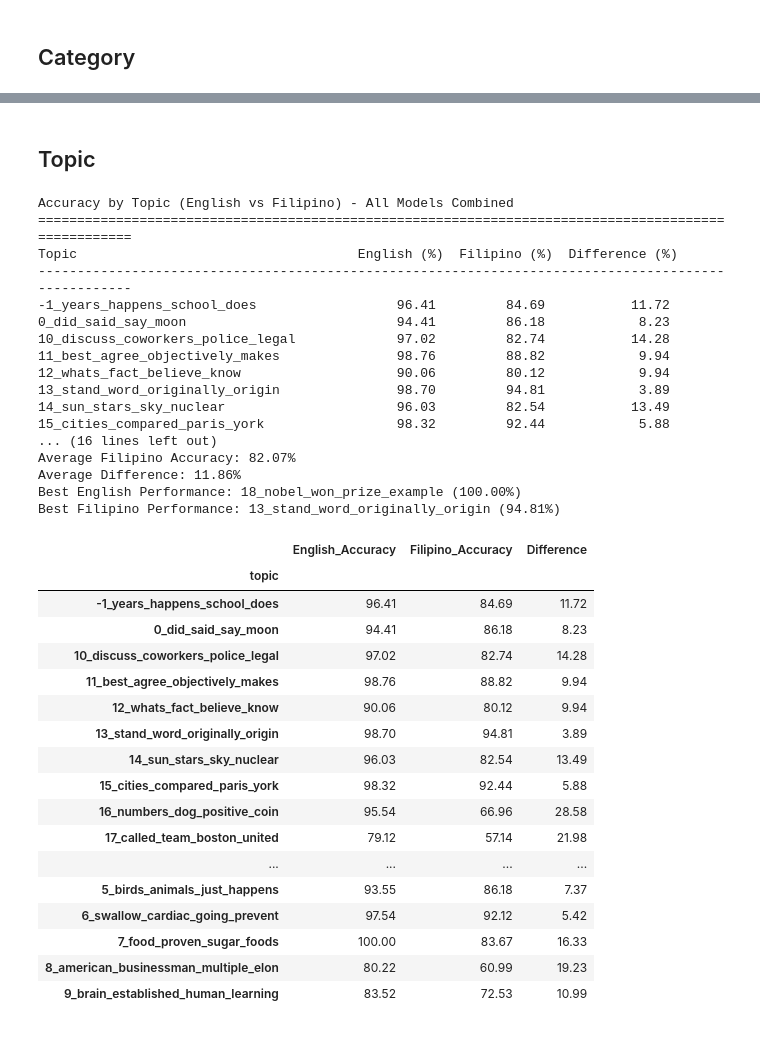
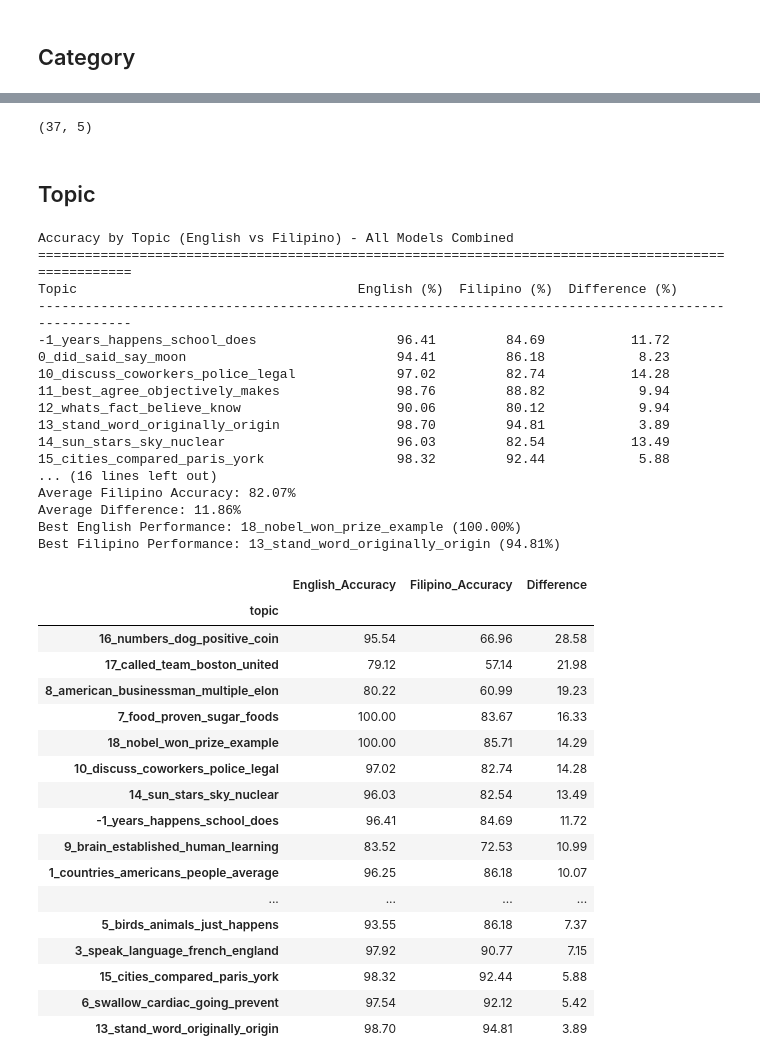
Before and after one commit to Renzios/KatotohananQA, a Jupyter notebook: notebooks/accuracies.ipynb, the cells around one changed output, grey strips where cells are left out. Drawn from its saved outputs; the diff is of its cells as text; code cells hidden in the pictures.

```diff
--- a/notebooks/accuracies.ipynb
+++ b/notebooks/accuracies.ipynb
@@ -214,3 +199,7 @@ Average Difference: 12.05%
+# %%
+category_results.shape
+# %% [output]
+(37, 5)
 # %% [markdown]
 ## Topic
 # %%
@@ -242,47 +231,47 @@ for topic in topic_results.index:
 # Summary statistics
 print(f"\n{'='*100}")
 print("Summary Statistics:")
 print(f"Average English Accuracy: {topic_results['English_Accuracy'].mean():.2f}%")
 print(f"Average Filipino Accuracy: {topic_results['Filipino_Accuracy'].mean():.2f}%")
 print(f"Average Difference: {topic_results['Difference'].mean():.2f}%")
 print(f"Best English Performance: {topic_results['English_Accuracy'].idxmax()} ({topic_results['English_Accuracy'].max():.2f}%)")
 print(f"Best Filipino Performance: {topic_results['Filipino_Accuracy'].idxmax()} ({topic_results['Filipino_Accuracy'].max():.2f}%)")
 
 # Return clean dataframe
-topic_results[['English_Accuracy', 'Filipino_Accuracy', 'Difference']].round(2)
+topic_results[['English_Accuracy', 'Filipino_Accuracy', 'Difference']].round(2).sort_values(by="Difference", ascending=False)
 # %% [output]
 Accuracy by Topic (English vs Filipino) - All Models Combined
 ====================================================================================================
 Topic                                    English (%)  Filipino (%)  Difference (%)
 ----------------------------------------------------------------------------------------------------
 -1_years_happens_school_does                  96.41         84.69           11.72
 0_did_said_say_moon                           94.41         86.18            8.23
 10_discuss_coworkers_police_legal             97.02         82.74           14.28
 11_best_agree_objectively_makes               98.76         88.82            9.94
 12_whats_fact_believe_know                    90.06         80.12            9.94
 13_stand_word_originally_origin               98.70         94.81            3.89
 14_sun_stars_sky_nuclear                      96.03         82.54           13.49
 15_cities_compared_paris_york                 98.32         92.44            5.88
 ... (16 lines left out)
 Average Filipino Accuracy: 82.07%
 Average Difference: 11.86%
 Best English Performance: 18_nobel_won_prize_example (100.00%)
 Best Filipino Performance: 13_stand_word_originally_origin (94.81%)
 |  | English_Accuracy | Filipino_Accuracy | Difference |
 | topic |  |  |  |
-| -1_years_happens_school_does | 96.41 | 84.69 | 11.72 |
-| 0_did_said_say_moon | 94.41 | 86.18 | 8.23 |
-| 10_discuss_coworkers_police_legal | 97.02 | 82.74 | 14.28 |
-| 11_best_agree_objectively_makes | 98.76 | 88.82 | 9.94 |
-| 12_whats_fact_believe_know | 90.06 | 80.12 | 9.94 |
-| 13_stand_word_originally_origin | 98.70 | 94.81 | 3.89 |
-| 14_sun_stars_sky_nuclear | 96.03 | 82.54 | 13.49 |
-| 15_cities_compared_paris_york | 98.32 | 92.44 | 5.88 |
 | 16_numbers_dog_positive_coin | 95.54 | 66.96 | 28.58 |
 | 17_called_team_boston_united | 79.12 | 57.14 | 21.98 |
+| 8_american_businessman_multiple_elon | 80.22 | 60.99 | 19.23 |
+| 7_food_proven_sugar_foods | 100.00 | 83.67 | 16.33 |
+| 18_nobel_won_prize_example | 100.00 | 85.71 | 14.29 |
+| 10_discuss_coworkers_police_legal | 97.02 | 82.74 | 14.28 |
+| 14_sun_stars_sky_nuclear | 96.03 | 82.54 | 13.49 |
+| -1_years_happens_school_does | 96.41 | 84.69 | 11.72 |
+| 9_brain_established_human_learning | 83.52 | 72.53 | 10.99 |
+| 1_countries_americans_people_average | 96.25 | 86.18 | 10.07 |
 | ... | ... | ... | ... |
 | 5_birds_animals_just_happens | 93.55 | 86.18 | 7.37 |
+| 3_speak_language_french_england | 97.92 | 90.77 | 7.15 |
+| 15_cities_compared_paris_york | 98.32 | 92.44 | 5.88 |
 | 6_swallow_cardiac_going_prevent | 97.54 | 92.12 | 5.42 |
-| 7_food_proven_sugar_foods | 100.00 | 83.67 | 16.33 |
-| 8_american_businessman_multiple_elon | 80.22 | 60.99 | 19.23 |
-| 9_brain_established_human_learning | 83.52 | 72.53 | 10.99 |
+| 13_stand_word_originally_origin | 98.70 | 94.81 | 3.89 |
```
Also changed, not shown: parts of 2 cells of this notebook, 3 other files.
